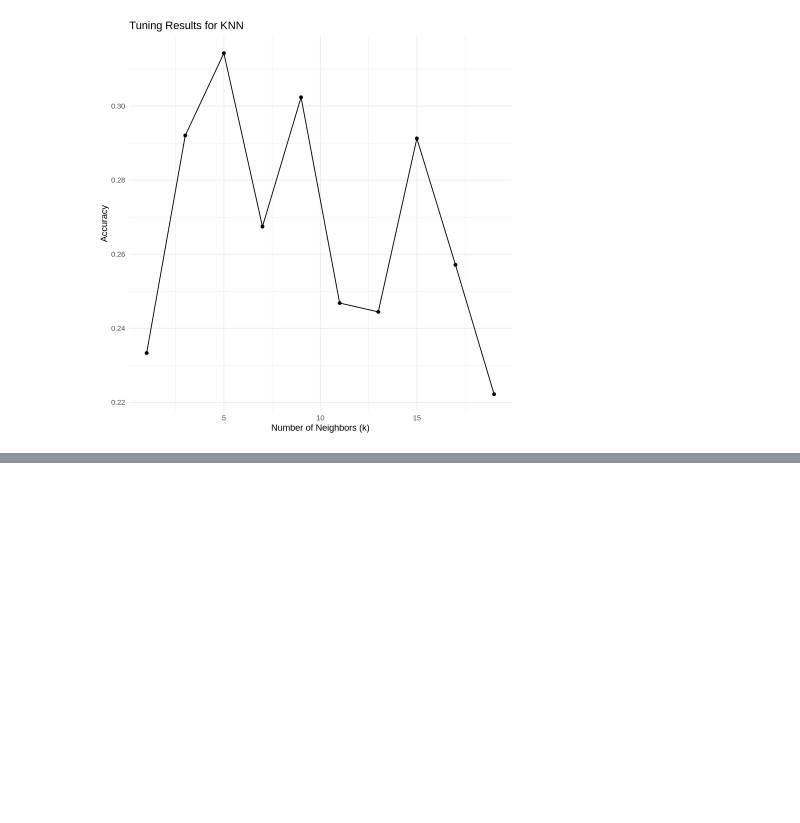
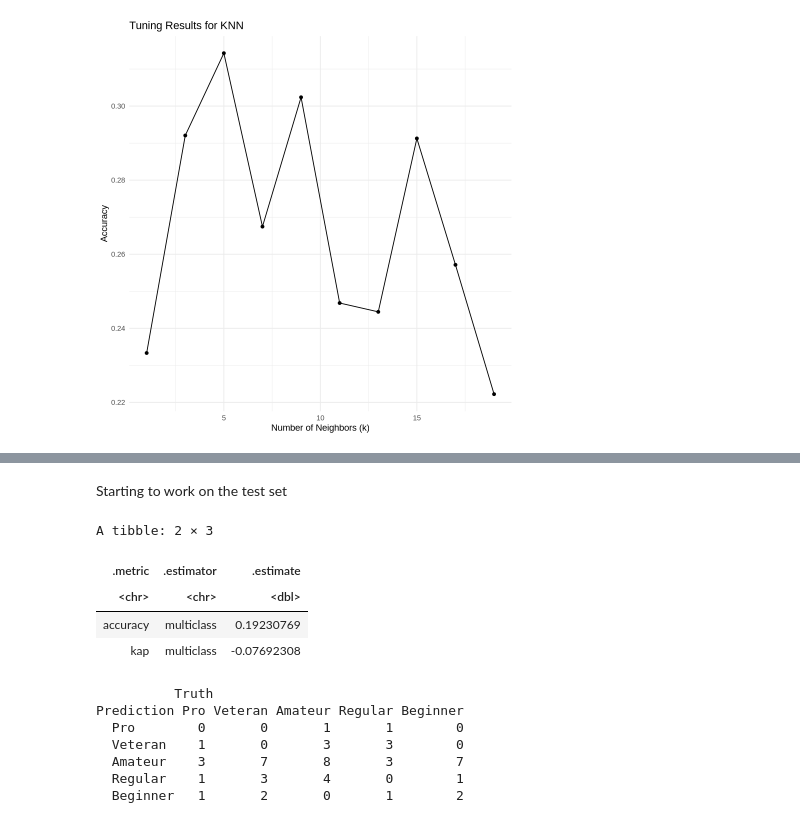
Before and after one commit to buildwithme1/Dacia-100-project-template, a Jupyter notebook: players.ipynb, the cells around one changed output, grey strips where cells are left out. Cells and saved outputs as stored; diff of their text form; code cells hidden in the pictures; blank space fills up the shorter version.

```diff
--- a/players.ipynb
+++ b/players.ipynb
@@ -262,3 +253,8 @@ There were issues with some computations   A: x1
 There were issues with some computations   A: x1
 There were issues with some computations   A: x1   B: x1
 [figure]
+# %%
+# Select best k value based on highest accuracy
+best_k <- tune_results |>
+select_best(metric = "accuracy")
+best_k
@@ -264,0 +266,8 @@ There were issues with some computations   A: x1   B: x1
+# %%
+
+final_knn <- finalize_workflow(workflow_model, best_k)
+
+# Fit final model on training set
+final_fit <- final_knn |>
+fit(data = training_set)
+final_fit
@@ -264,0 +294,28 @@ There were issues with some computations   A: x1   B: x1
+# %% [markdown]
+Starting to work on the test set
+# %%
+# Make predictions on test set
+test_predictions <-
+predict(final_fit, new_data = test_set) |>
+  bind_cols(test_set)
+
+# Evaluate metrics
+test_predictions |>
+  metrics(truth = experience, estimate = .pred_class)
+
+# Confusion matrix
+test_predictions |>
+  conf_mat(truth = experience, estimate = .pred_class)
+# %% [output]
+A tibble: 2 × 3
+| .metric | .estimator | .estimate |
+| <chr> | <chr> | <dbl> |
+| accuracy | multiclass | 0.19230769 |
+| kap | multiclass | -0.07692308 |
+          Truth
+Prediction Pro Veteran Amateur Regular Beginner
+  Pro        0       0       1       1        0
+  Veteran    1       0       3       3        0
+  Amateur    3       7       8       3        7
+  Regular    1       3       4       0        1
+  Beginner   1       2       0       1        2
```
Also changed, not shown: parts of 8 cells of this notebook.
